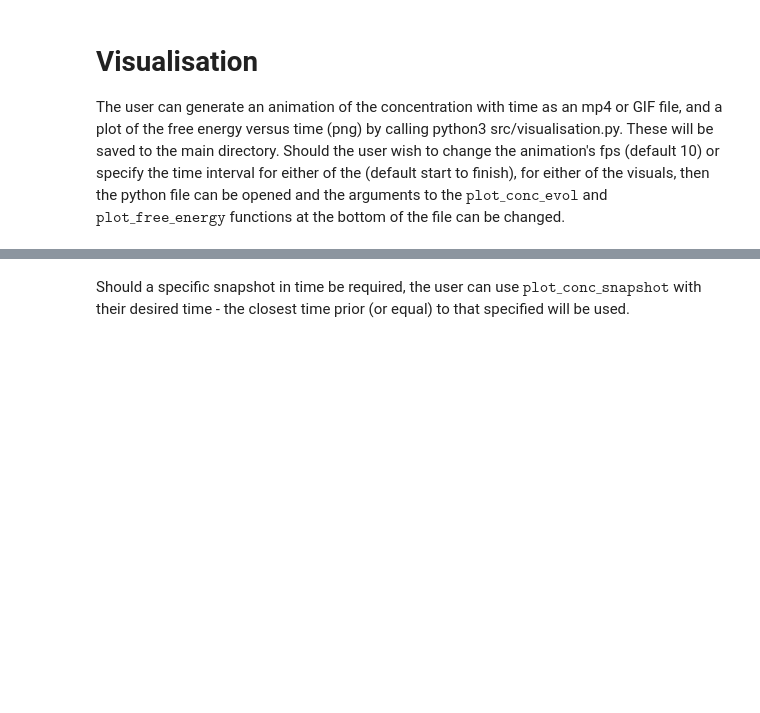
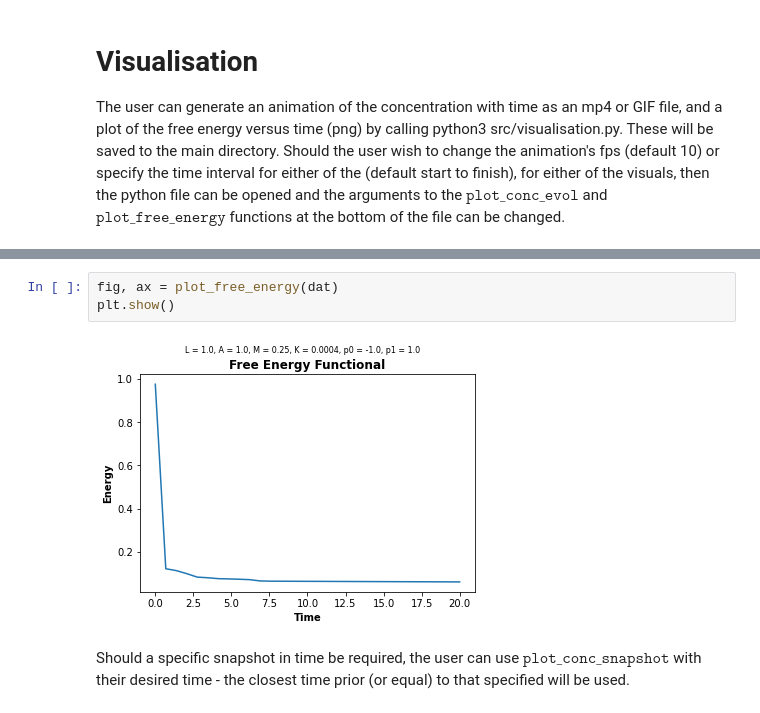
Before and after one commit to HetSys/CHSolver, a Jupyter notebook: tutorial.ipynb, the cells around one changed output, grey strips where cells are left out. Drawn from its saved outputs; the diff is of its cells as text; blank space fills up the shorter version.

```diff
--- a/tutorial.ipynb
+++ b/tutorial.ipynb
@@ -308,3 +464,8 @@ ani
+# %%
+fig, ax = plot_free_energy(dat)
+plt.show()
+# %% [output]
+[figure, added]
 # %% [markdown]
 Should a specific snapshot in time be required, the user can use $\texttt{plot\_conc\_snapshot}$ with their desired time - the closest time prior (or equal) to that specified will be used.
 # %%
```
Also changed, not shown: parts of 17 cells of this notebook.
